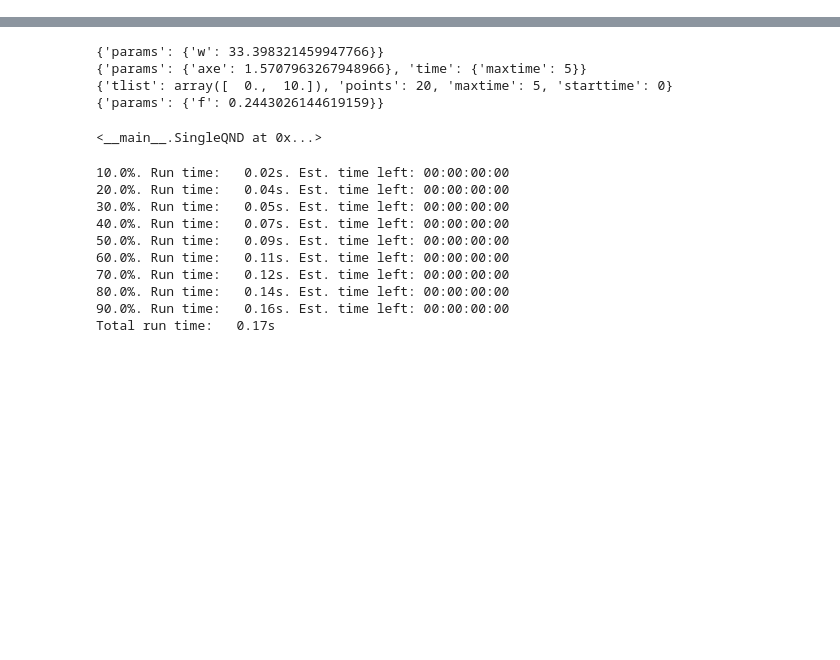
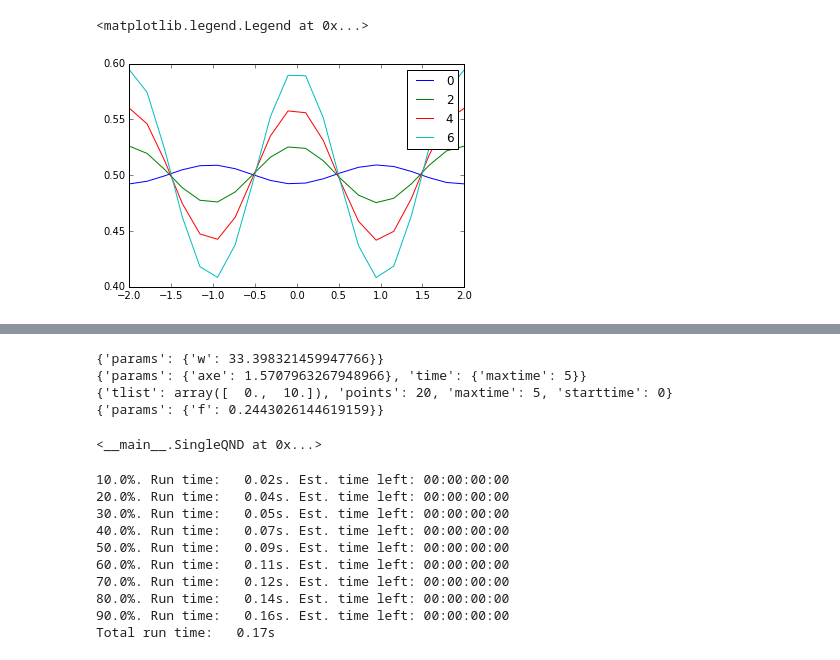
Before and after one commit to safoex/qubitlab, a Jupyter notebook: python/qutip/libqubitNd.ipynb, the cells around one changed output, grey strips where cells are left out. Cells and saved outputs as stored; diff of their text form; code cells hidden in the pictures; blank space fills up the shorter version.

```diff
--- a/python/qutip/libqubitNd.ipynb
+++ b/python/qutip/libqubitNd.ipynb
@@ -401,7 +404,7 @@ class PulseSequenceNXY(PulseSequence, Pulse):
 class SingleQND(ND):
     default = Empty()
     default.params = {
-        'N' : 5,
+        'N' : 7,
         'Ej' : 19,
         'Ec' : 0.2,
         'gamma_m' : 0
@@ -424,7 +427,6 @@ class SingleQND(ND):
         return [self.Hq(), [self.n(), self.pulse[0].shape]]
 
     def update_pulse(self, **new_params):
-        print(new_params)
         for p in self.pulse:
             p.update(params = new_params['params'] if 'params' in new_params else None ,
                      time = new_params['time'] if 'time' in new_params else None,
@@ -439,6 +441,20 @@ class SingleQND(ND):
     def timelist(self):
         return self.pulse[0].timelist()
 
+    def loadFrom_w_ge_and_anh(self, w_ge, anh):
+        if(anh > 0 ):
+            anh = -anh
+        def make_solver(w_ge, anh):
+            def solver(Ejc):
+                Ej = Ejc[0]
+                Ec = Ejc[1]
+                self.update(params = {'Ej' : Ej, 'Ec' : Ec})
+                evs = self.evals
+                #print((np.array(test.evals)-test.evals[0])[0:5])
+                return((self.params['w']/2/np.pi - w_ge)**2 + ((evs[2] - evs[1] - (self.params['w']))/2/np.pi - anh)**2 )
+            return solver
+        optf = minimize(make_solver(w_ge, anh), [(w_ge*(-anh)*8)**0.5+anh,-anh])
+        self.params['Ej'],self.params['Ec'] = optf.x
     def solve(self, expected_ops2d = [sigmax(),sigmay(),sigmaz()], with_progress_bar = True):
         expected_ops = [self.convert_2toN(eop) for eop in expected_ops2d]
         self.result = mesolve(self.HTD(),self.params['psi0'], self.timelist(), self.collapse_list(),expected_ops, args = self.args(),options= Options(nsteps=10000,rhs_reuse = True), progress_bar=with_progress_bar)
@@ -766,7 +790,10 @@ class FiniteGaussianPulse(PulseNXY, EasyShiftable):
         'default' : False
     }
     #default.shape = "f/(2*3.1415926)**0.5*(exp(-((t-c)/st)**2/2 ))*cos(w*t + axe)"
-    default.shape = "f*(exp(-((t-shift-st/2)/(st/3.0))**2/2) - exp(-(3/2.0 +0.0 )**2/2))*cos(w*t + axe)"
+    default.shape = "f*(exp(-((t-shift-st/2)/(st/3.0))**2/2) - exp(-(3/2.0 )**2/2))*cos(w*t + axe)"
+    def timelist(self):
+        return np.linspace(self.time['starttime'], self.time['maxtime'], self.time['points'])
+
     def reset_magnitude(self):
         self.params['f'] = 1
         cf = self.contour()
@@ -775,7 +802,7 @@ class FiniteGaussianPulse(PulseNXY, EasyShiftable):
         except AttributeError:
             n_ge = 1
         ph = quad(cf, self.time['starttime'], self.time['maxtime'])[0]*n_ge
-        self.params['f'] = np.abs(self.params['phase'])/ph # *self.params['f']
+        self.params['f'] = self.params['phase']/ph # *self.params['f']
 
     def update_or_copy(self, kvargs, params, just_update = False):
         super().update_or_copy( kvargs, params, just_update)
@@ -788,9 +815,8 @@ class FiniteGaussianPulse(PulseNXY, EasyShiftable):
     def set_correct_width(self):
         pass
     def shift_to(self, time):
-        print('shift_to ' + str(time))
         return self.shift(time - self.time['starttime'])
     def shift(self, time):
         self.time['starttime'] += time
-        self.time['maxtime'] += time
+        self.time['maxtime'] = self.time['starttime'] + self.params['st']
         self.params['shift'] = self.time['starttime']
@@ -831,0 +844,9 @@ array([   0.        ,    1.01010101,    2.02020202,    3.03030303,
+# %%
+test = SingleQND()
+test.loadFrom_w_ge_and_anh(7.9, 0.24)
+# %%
+fps2 = FinitePulseSequence(qubit = fps.qubit)
+fps2.update(time = {'points':2})
+ramsey_phase = PulseNXY.aroundX
+fps2.append_pulse( FiniteGaussianPulse(params={'st':50, 'phase':np.pi/2, 'axe' : ramsey_phase},extra = {'qubit':fps2.qubit}))
+fps2.propogate(fps.states_list[-1],rhs_reuse = True)
@@ -831,0 +915,7 @@ array([   0.        ,    1.01010101,    2.02020202,    3.03030303,
+# %%
+for i,r in enumerate(resultP1s):
+    plt.plot(ramsey_phases/np.pi, r,label = str(Ns[i]))
+plt.legend()
+# %% [output]
+<matplotlib.legend.Legend at 0x...>
+[figure, added]
```
Also changed, not shown: parts of 23 cells of this notebook.
